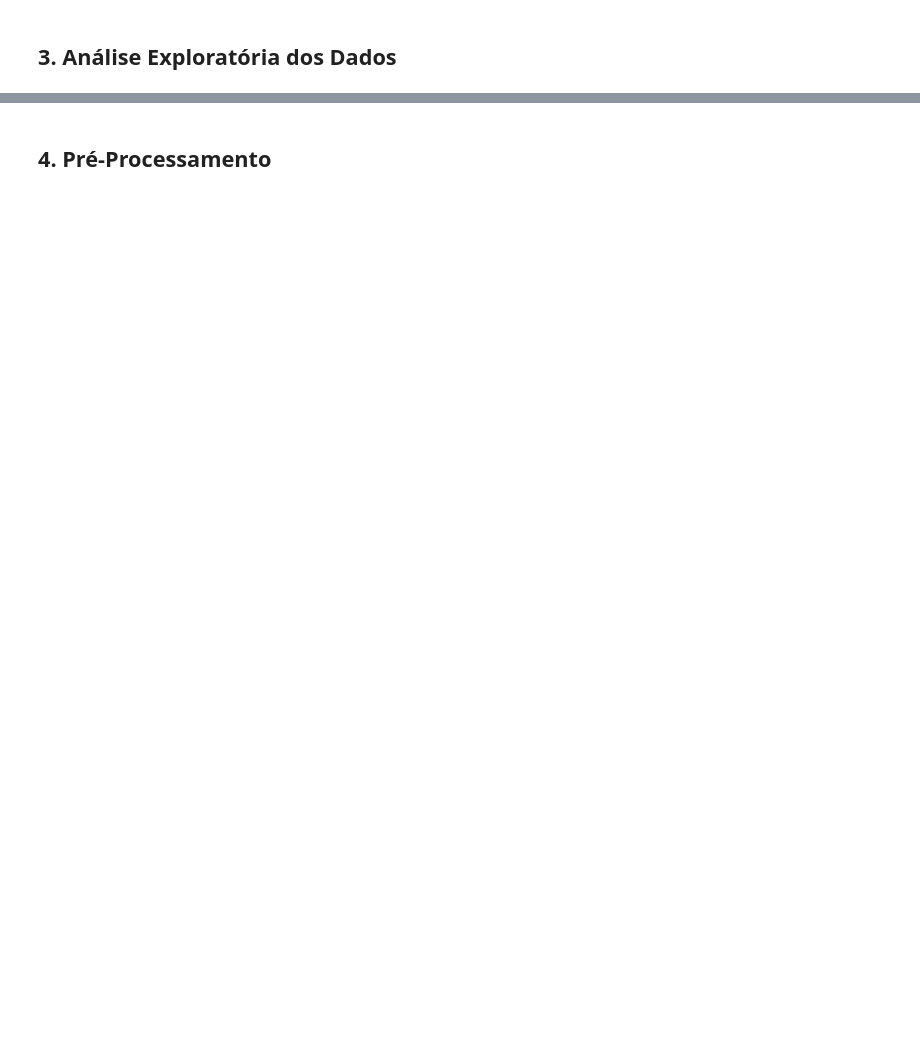
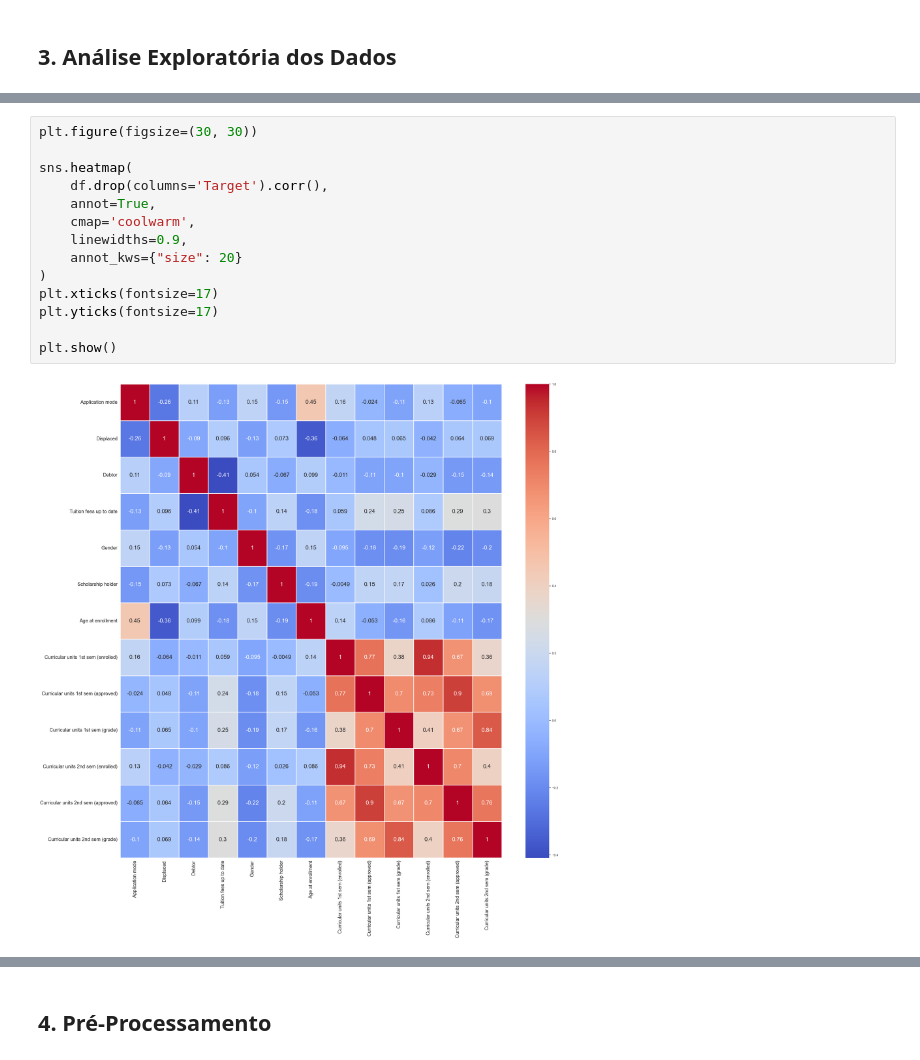
Before and after one commit to PurpleLobster31/ada-machinelearning2, a Jupyter notebook: notebooks/project.ipynb, the cells around one changed output, grey strips where cells are left out. Saved outputs shown, nothing was run; the diff lists cells and outputs as text; blank space fills up the shorter version.

```diff
--- a/notebooks/project.ipynb
+++ b/notebooks/project.ipynb
@@ -123,0 +201,16 @@ df.head()
+# %%
+plt.figure(figsize=(30, 30))
+
+sns.heatmap(
+    df.drop(columns='Target').corr(),
+    annot=True,
+    cmap='coolwarm',
+    linewidths=0.9,
+    annot_kws={"size": 20}
+)
+plt.xticks(fontsize=17)
+plt.yticks(fontsize=17)
+
+plt.show()
+# %% [output]
+[figure, added]
```
Also changed, not shown: parts of 30 cells of this notebook.
